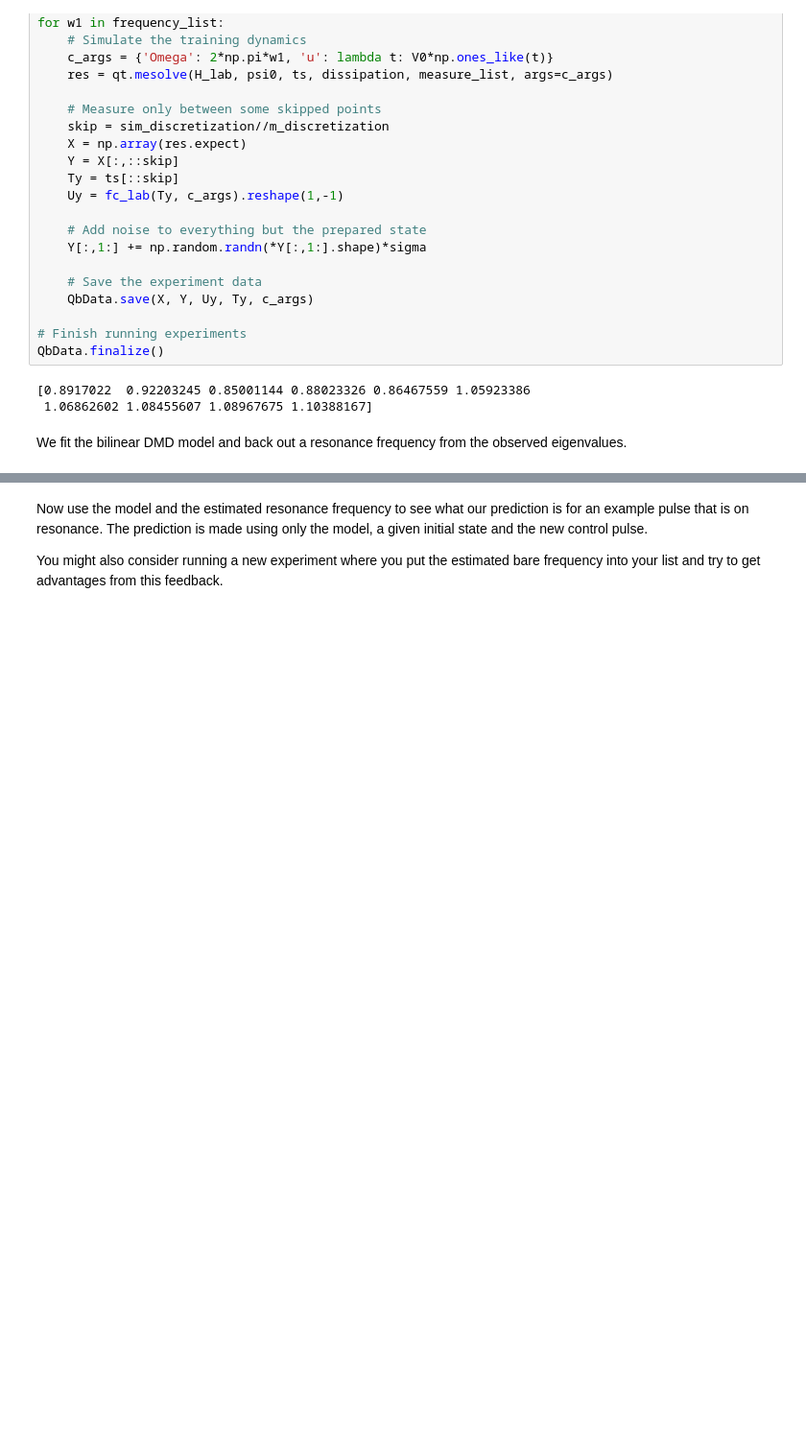
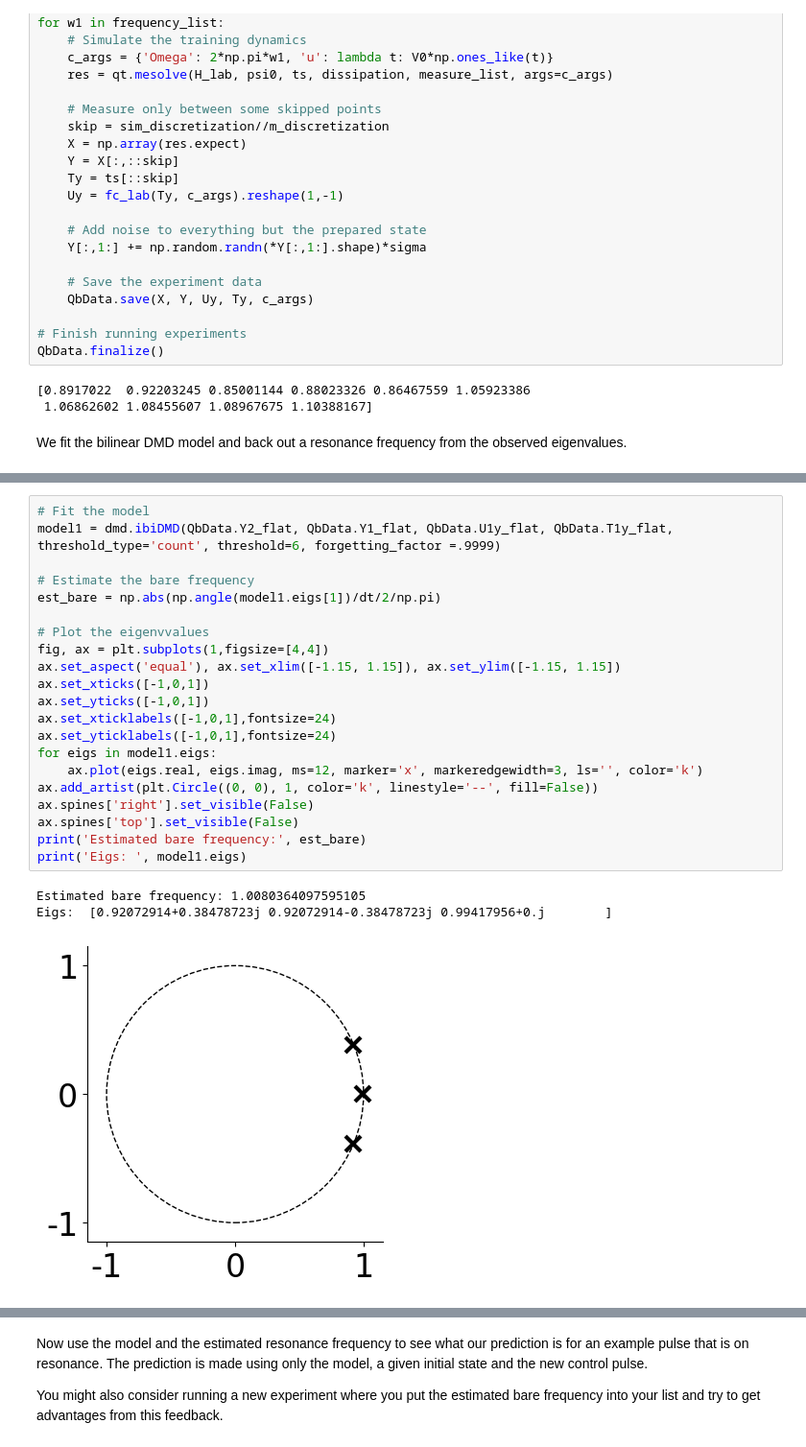
Before and after one commit to ImanGarsha/biDMD-for-quantum, a Jupyter notebook: Examples.ipynb, the cells around one changed output, grey strips where cells are left out. Shown at 96% size. Saved outputs shown, nothing was run; the diff lists cells and outputs as text; blank space fills up the shorter version.

```diff
--- a/Examples.ipynb
+++ b/Examples.ipynb
@@ -194,0 +196,25 @@ Eigs:  [0.92071332+0.38479039j 0.92071332-0.38479039j 0.99421494+0.j        ]
+# %%
+# Fit the model
+model1 = dmd.ibiDMD(QbData.Y2_flat, QbData.Y1_flat, QbData.U1y_flat, QbData.T1y_flat, threshold_type='count', threshold=6, forgetting_factor =.9999)
+
+# Estimate the bare frequency
+est_bare = np.abs(np.angle(model1.eigs[1])/dt/2/np.pi)
+
+# Plot the eigenvvalues
+fig, ax = plt.subplots(1,figsize=[4,4])
+ax.set_aspect('equal'), ax.set_xlim([-1.15, 1.15]), ax.set_ylim([-1.15, 1.15])
+ax.set_xticks([-1,0,1])
+ax.set_yticks([-1,0,1])
+ax.set_xticklabels([-1,0,1],fontsize=24)
+ax.set_yticklabels([-1,0,1],fontsize=24)
+for eigs in model1.eigs:
+    ax.plot(eigs.real, eigs.imag, ms=12, marker='x', markeredgewidth=3, ls='', color='k')
+ax.add_artist(plt.Circle((0, 0), 1, color='k', linestyle='--', fill=False))
+ax.spines['right'].set_visible(False)
+ax.spines['top'].set_visible(False)
+print('Estimated bare frequency:', est_bare)
+print('Eigs: ', model1.eigs)
+# %% [output]
+Estimated bare frequency: 1.0080364097595105
+Eigs:  [0.92072914+0.38478723j 0.92072914-0.38478723j 0.99417956+0.j        ]
+[figure, added]
```
Also changed, not shown: parts of 17 cells of this notebook.
